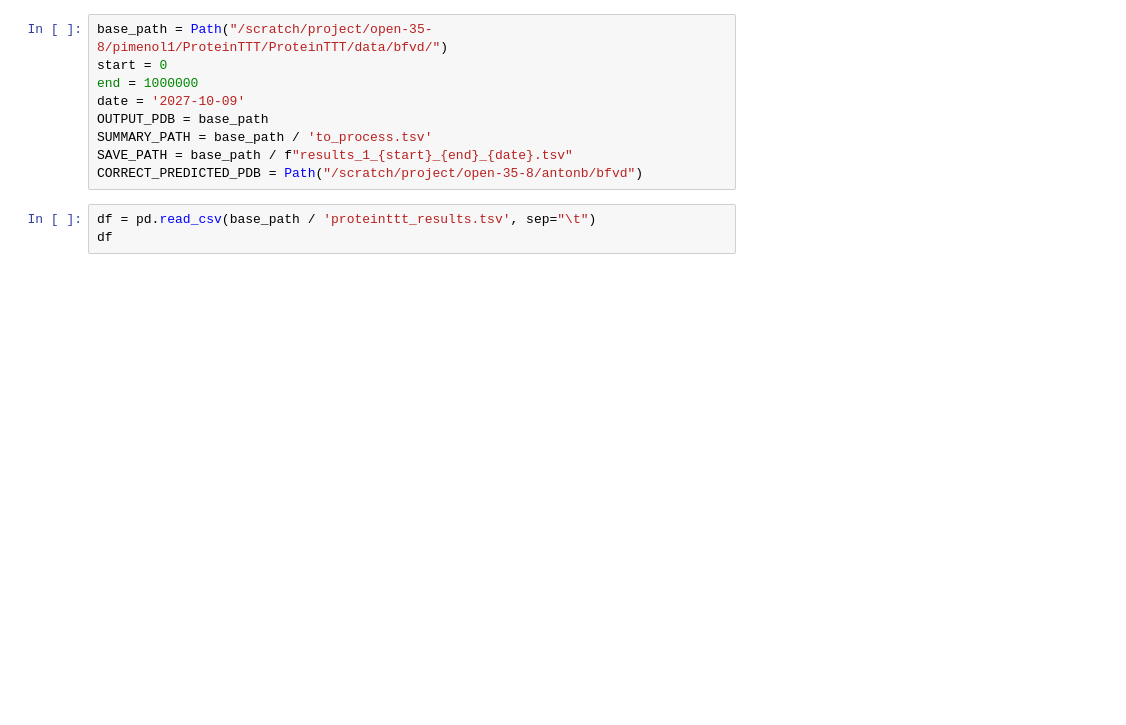
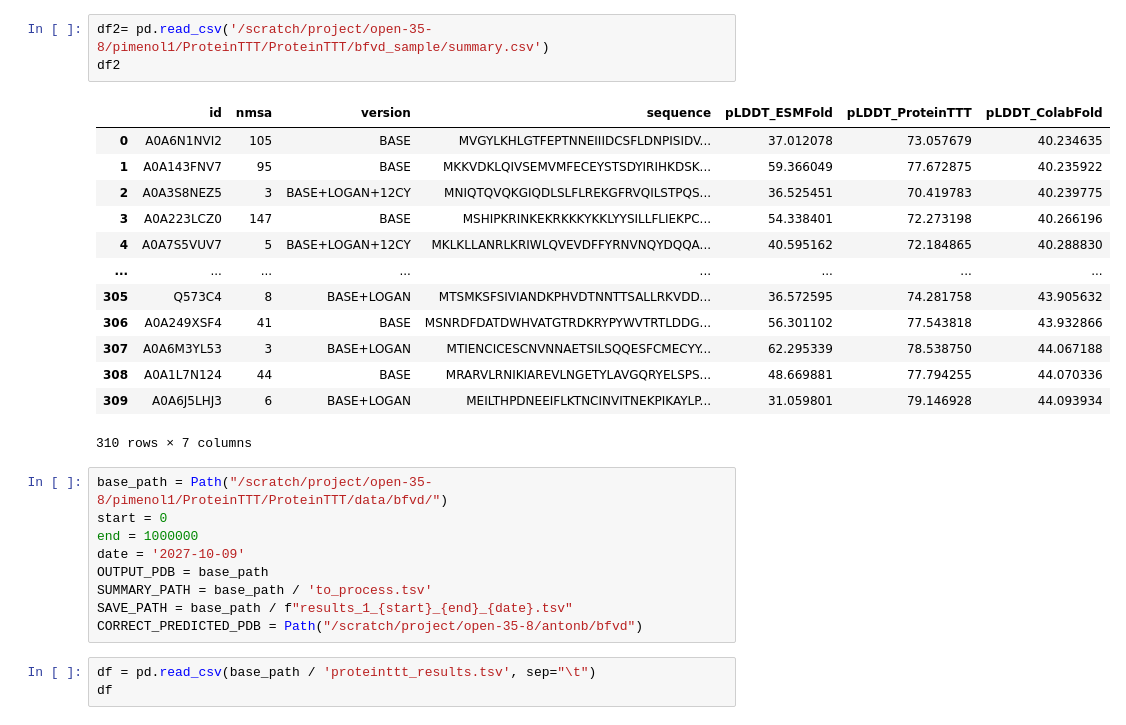
Before and after one commit to pimenol/ProteinTTT, a Jupyter notebook: notebooks/Bfvd.ipynb, the cells around one changed output. Drawn from its saved outputs; the diff is of its cells as text; blank space fills up the shorter version.

```diff
--- a/notebooks/Bfvd.ipynb
+++ b/notebooks/Bfvd.ipynb
@@ -28,3 +42,20 @@ The autoreload extension is already loaded. To reload it, use:
+# %%
+df2= pd.read_csv('/scratch/project/open-35-8/pimenol1/ProteinTTT/ProteinTTT/bfvd_sample/summary.csv')
+df2
+# %% [output]
+|  | id | nmsa | version | sequence | pLDDT_ESMFold | pLDDT_ProteinTTT | pLDDT_ColabFold |
+| 0 | A0A6N1NVI2 | 105 | BASE | MVGYLKHLGTFEPTNNEIIIDCSFLDNPISIDV... | 37.012078 | 73.057679 | 40.234635 |
+| 1 | A0A143FNV7 | 95 | BASE | MKKVDKLQIVSEMVMFECEYSTSDYIRIHKDSK... | 59.366049 | 77.672875 | 40.235922 |
+| 2 | A0A3S8NEZ5 | 3 | BASE+LOGAN+12CY | MNIQTQVQKGIQDLSLFLREKGFRVQILSTPQS... | 36.525451 | 70.419783 | 40.239775 |
+| 3 | A0A223LCZ0 | 147 | BASE | MSHIPKRINKEKRKKKYKKLYYSILLFLIEKPC... | 54.338401 | 72.273198 | 40.266196 |
+| 4 | A0A7S5VUV7 | 5 | BASE+LOGAN+12CY | MKLKLLANRLKRIWLQVEVDFFYRNVNQYDQQA... | 40.595162 | 72.184865 | 40.288830 |
+| ... | ... | ... | ... | ... | ... | ... | ... |
+| 305 | Q573C4 | 8 | BASE+LOGAN | MTSMKSFSIVIANDKPHVDTNNTTSALLRKVDD... | 36.572595 | 74.281758 | 43.905632 |
+| 306 | A0A249XSF4 | 41 | BASE | MSNRDFDATDWHVATGTRDKRYPYWVTRTLDDG... | 56.301102 | 77.543818 | 43.932866 |
+| 307 | A0A6M3YL53 | 3 | BASE+LOGAN | MTIENCICESCNVNNAETSILSQQESFCMECYY... | 62.295339 | 78.538750 | 44.067188 |
+| 308 | A0A1L7N124 | 44 | BASE | MRARVLRNIKIAREVLNGETYLAVGQRYELSPS... | 48.669881 | 77.794255 | 44.070336 |
+| 309 | A0A6J5LHJ3 | 6 | BASE+LOGAN | MEILTHPDNEEIFLKTNCINVITNEKPIKAYLP... | 31.059801 | 79.146928 | 44.093934 |
+310 rows × 7 columns
 # %%
 base_path = Path("/scratch/project/open-35-8/pimenol1/ProteinTTT/ProteinTTT/data/bfvd/")
 start = 0
```
Also changed, not shown: parts of 2 cells of this notebook, 11 other files.
